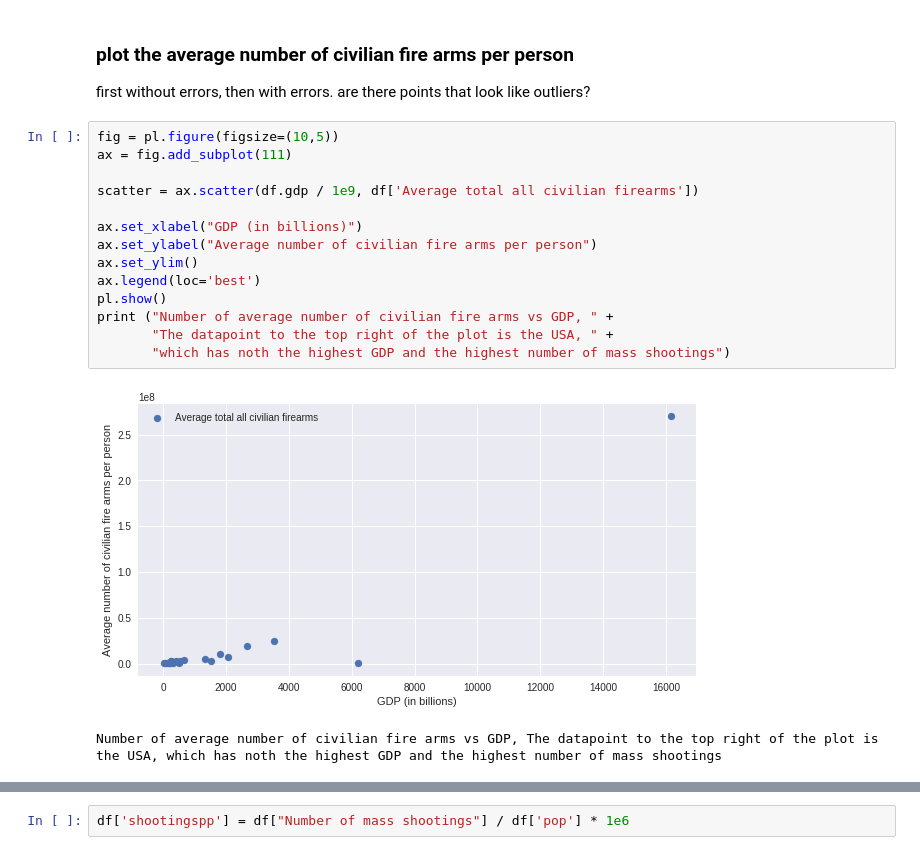
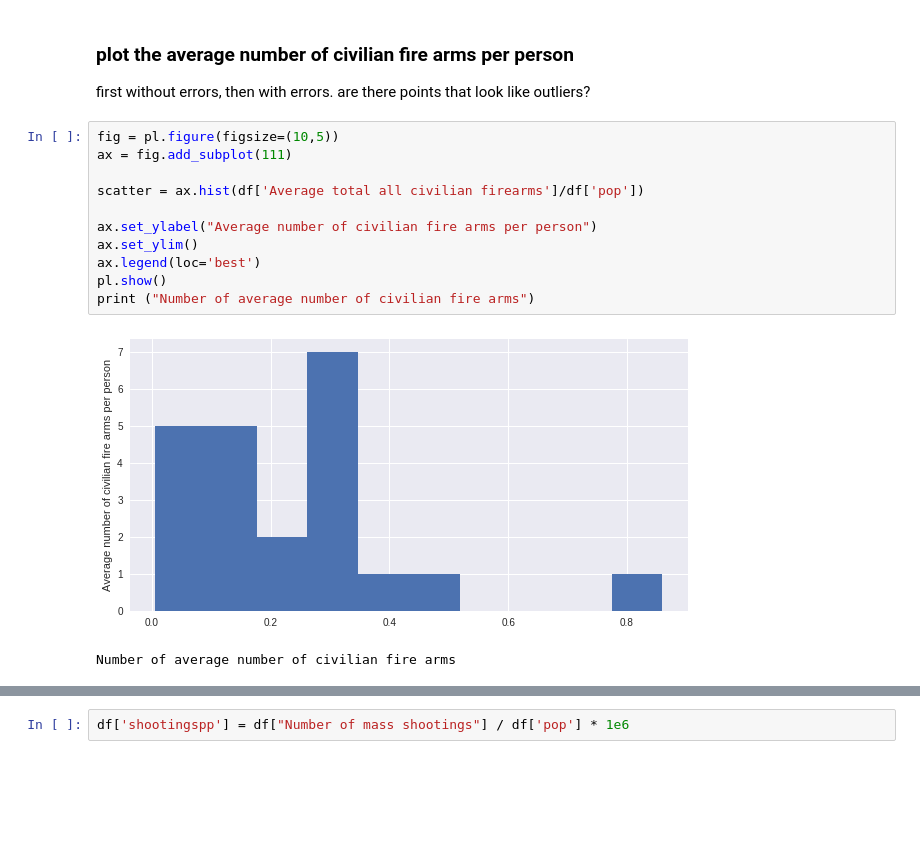
Before and after one commit to gauravcusp/Urban_Informatics_Coding_Assignments, a Jupyter notebook: HW5_gb1877/HW5_3_gb1877.ipynb, the cells around one changed output, grey strips where cells are left out. Drawn from its saved outputs; the diff is of its cells as text; blank space fills up the shorter version.

```diff
--- a/HW5_gb1877/HW5_3_gb1877.ipynb
+++ b/HW5_gb1877/HW5_3_gb1877.ipynb
@@ -266,20 +265,17 @@ first without errors, then with errors. are there points that look like outliers
 # %%
 fig = pl.figure(figsize=(10,5))
 ax = fig.add_subplot(111)
 
-scatter = ax.scatter(df.gdp / 1e9, df['Average total all civilian firearms'])
+scatter = ax.hist(df['Average total all civilian firearms']/df['pop'])
 
-ax.set_xlabel("GDP (in billions)")
 ax.set_ylabel("Average number of civilian fire arms per person")
 ax.set_ylim()
 ax.legend(loc='best')
 pl.show()
-print ("Number of average number of civilian fire arms vs GDP, " +
-       "The datapoint to the top right of the plot is the USA, " +
-       "which has noth the highest GDP and the highest number of mass shootings")
+print ("Number of average number of civilian fire arms")
 # %% [output]
-[figure, old version]
+[figure, new version]
-Number of average number of civilian fire arms vs GDP, The datapoint to the top right of the plot is the USA, which has noth the highest GDP and the highest number of mass shootings
+Number of average number of civilian fire arms
 # %%
 fig = pl.figure(figsize=(10,5))
 ax = fig.add_subplot(111)
```
Also changed, not shown: parts of 23 cells of this notebook, 3 other files.
